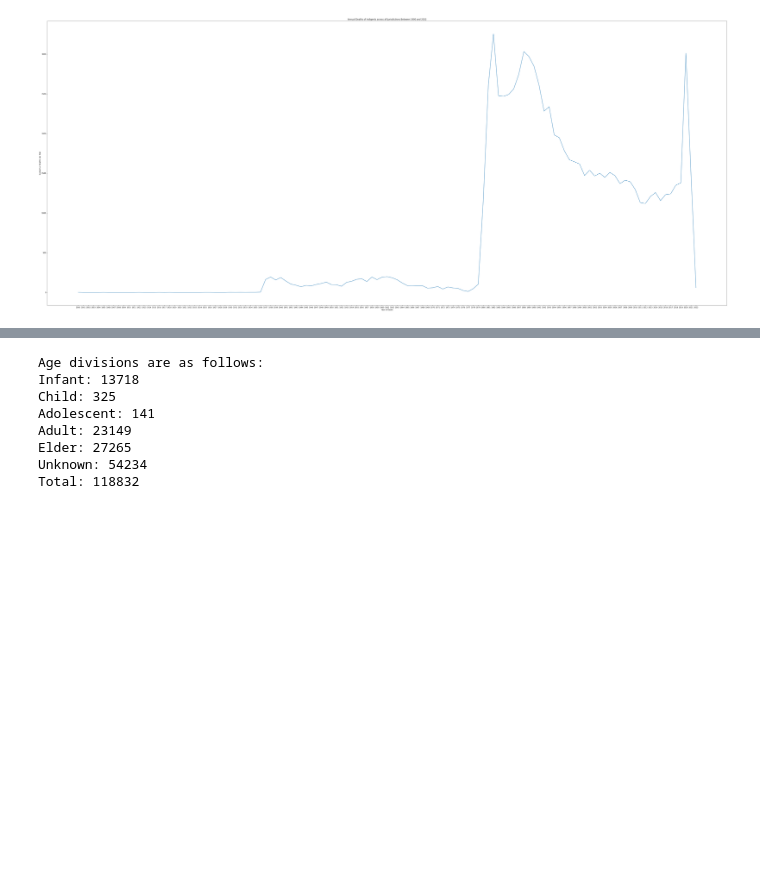
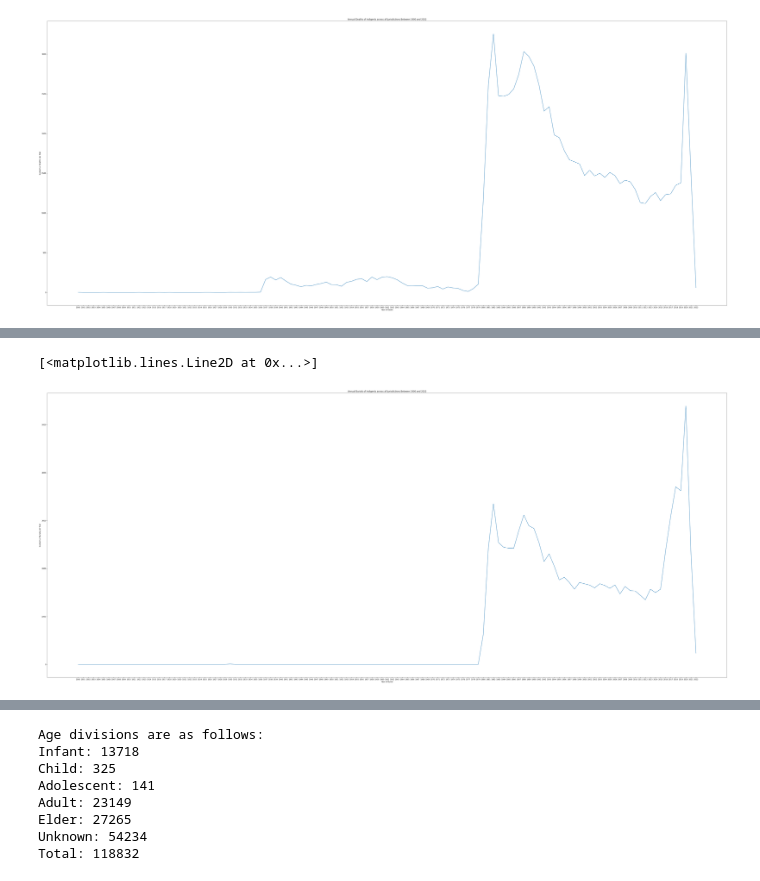
Before and after one commit to larakaracasu/Indigent-Burial-Analysis, a Jupyter notebook: merged-dataset/merged_dataset_analysis.ipynb, the cells around one changed output, grey strips where cells are left out. Cells and saved outputs as stored; diff of their text form; code cells hidden in the pictures; blank space fills up the shorter version.

Commit message:
Added death year vs. burial year line graphs.

```diff
--- a/merged-dataset/merged_dataset_analysis.ipynb
+++ b/merged-dataset/merged_dataset_analysis.ipynb
@@ -76,8 +76,8 @@ Death year divisions are as follows:
 A total of 82855 records have known death dates out of the total 121,840 records.
 # %%
 # Visualizing aggregate annual death year trends
-df = pd.DataFrame.from_dict(year_group_dict, orient = 'index')
-df
+dy_df = pd.DataFrame.from_dict(year_group_dict, orient = 'index')
+dy_df
 # %% [output]
 |  | 0 |
 | 1900 | 2 |
@@ -102,3 +102,25 @@ ax.plot(df)
 # %% [output]
 [<matplotlib.lines.Line2D at 0x...>]
 [figure]
+# %%
+# Burial Year Analysis
+
+bd_group_dict = {
+}
+
+bd_group = df['BD']
+bd_range = range(1900, 2023)
+known_count = 0
+for year in bd_range:
+    bd_count = 0
+    for group in bd_group:
+        if ((str(year) == (str(group))[-4:]) and (len(str(group)) == 10)):
+            bd_count += 1
+            known_count += 1
+    bd_group_dict[str(year)] = bd_count
+
+print("Death year divisions are as follows: ")
+for key, val in bd_group_dict.items():
+    print(key + ": " + str(val))
+print("\n")
+print("A total of " + str(known_count) + " records have known burial dates out of the total 121,840 records. ")
@@ -104,0 +145,4 @@ ax.plot(df)
+# %%
+# Visualizing aggregate annual death year trends
+bd_df = pd.DataFrame.from_dict(bd_group_dict, orient = 'index')
+bd_df
@@ -104,0 +163,10 @@ ax.plot(df)
+# %%
+fig = plt.figure(figsize = (70, 30))
+ax2 = fig.add_subplot()
+ax2.set_xlabel("Year of Burial")
+ax2.set_ylabel("Number of Burials per Year")
+ax2.set_title("Annual Burials of Indigents across all Jurisdictions Between 1900 and 2022")
+ax2.plot(bd_df)
+# %% [output]
+[<matplotlib.lines.Line2D at 0x...>]
+[figure, added]
```
Also changed, not shown: parts of 4 cells of this notebook.
